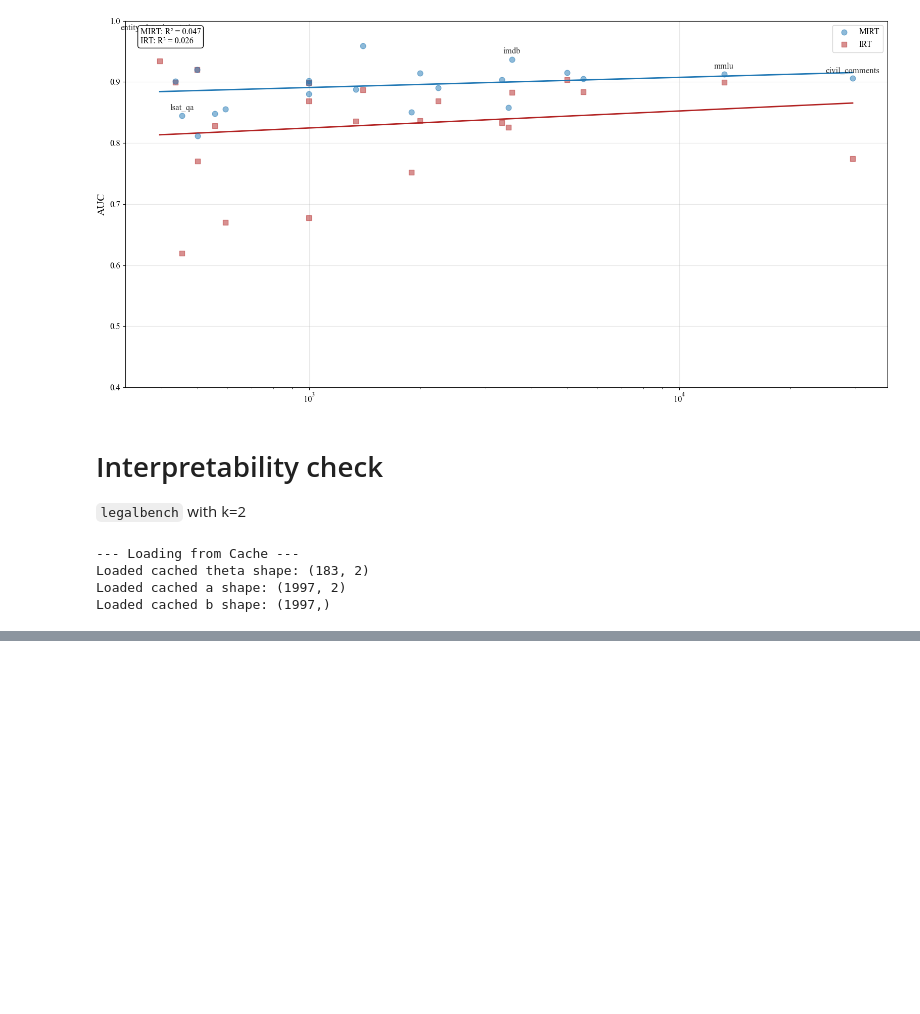
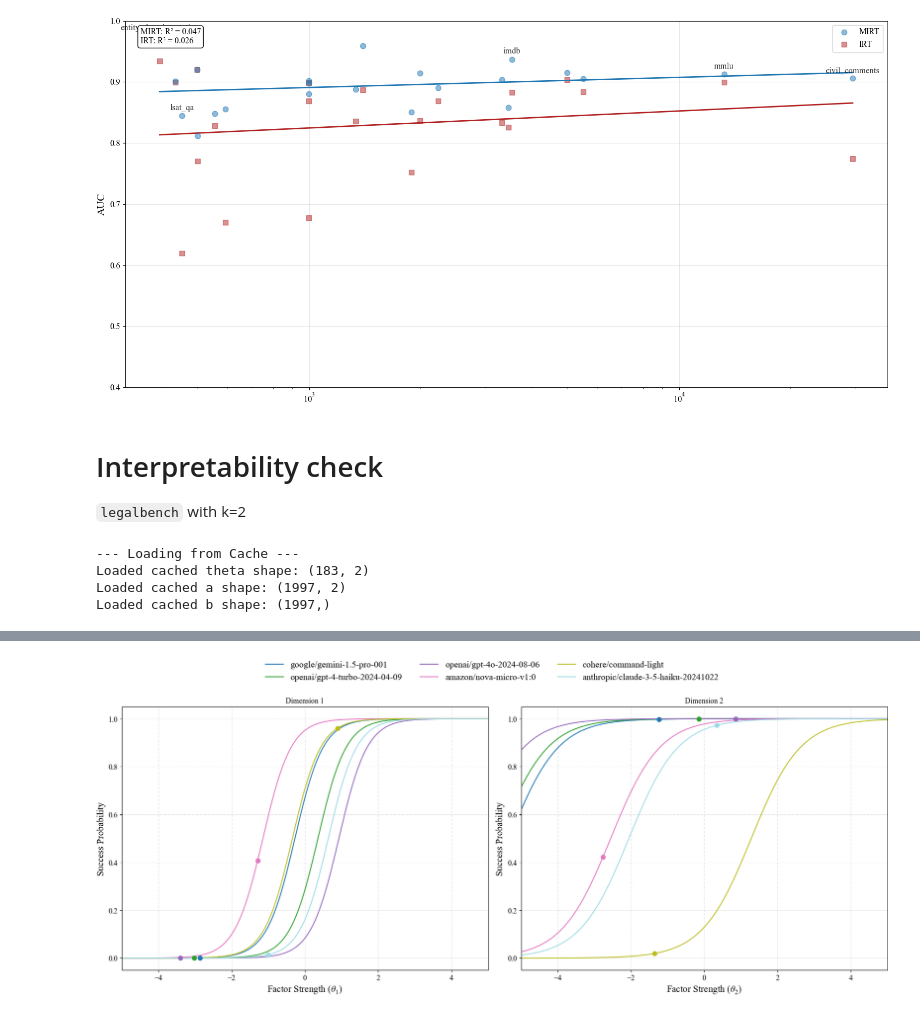
Before and after one commit to ronanhansel/reeval-multi, a Jupyter notebook: mirt-official/calibration.ipynb, the cells around one changed output, grey strips where cells are left out. Drawn from its saved outputs; the diff is of its cells as text; code cells hidden in the pictures; blank space fills up the shorter version.

```diff
--- a/mirt-official/calibration.ipynb
+++ b/mirt-official/calibration.ipynb
@@ -810,0 +689,95 @@ a_df.to_csv('conv_item_loadings_rotated.csv', index=False)
+# %%
+import pandas as pd
+import numpy as np
+import matplotlib.pyplot as plt
+from cycler import cycler
+
+def plot_conditional_iccs_for_models(theta_df, a_df, b_df, labels_to_plot):
+    """
+    Plots Conditional Item Characteristic Curves for a list of models.
+    Each model gets its own curve on an ability (theta) x-axis.
+    """
+    # 1. Find the most representative item for each dimension
+    dim1_item_idx = (a_df.iloc[:, 0] - a_df.iloc[:, 1]).idxmax()
+    dim2_item_idx = (a_df.iloc[:, 1] - a_df.iloc[:, 0]).idxmax()
+
+    a1_params = a_df.loc[dim1_item_idx]
+    b1_param = b_df.loc[dim1_item_idx, 'Difficulty']
+
+    a2_params = a_df.loc[dim2_item_idx]
+    b2_param = b_df.loc[dim2_item_idx, 'Difficulty']
+
+    # 2. Set up the figure with two subplots
+    fig, (ax1, ax2) = plt.subplots(1, 2, figsize=(18, 7))
+
+    # Use a color cycle for the models
+    colors = plt.cm.tab20(np.linspace(0, 1, len(labels_to_plot)))
+    ax1.set_prop_cycle(cycler('color', colors))
+    ax2.set_prop_cycle(cycler('color', colors))
+
+    # --- Plot for Dimension 1 ---
+    theta1_range = np.linspace(-5, 5, 200)
+    for label in labels_to_plot:
+        if label in theta_df.index:
+            theta_model = theta_df.loc[label]
+            theta2_fixed = theta_model.iloc[1]
+
+            prob_curve = 1 / (1 + np.exp(-(a1_params.values[0] * theta1_range + a1_params.values[1] * theta2_fixed - b1_param)))
+            ax1.plot(theta1_range, prob_curve, label=label)
+
+            actual_prob = 1 / (1 + np.exp(-(np.dot(a1_params.values, theta_model.values) - b1_param)))
+            ax1.scatter(theta_model.iloc[0], actual_prob, s=50, zorder=5, color=ax1.get_lines()[-1].get_color())
+
+    ax1.set_title('Dimension 1')
+    ax1.set_xlabel(r'Factor Strength ($\theta_1$)')
+    ax1.set_ylabel('Success Probability')
+    ax1.set_ylim(-0.05, 1.05)
+    ax1.set_xlim(-5, 5)
+    ax1.grid(True, linestyle=':', alpha=0.7)
+
+    # --- Plot for Dimension 2 ---
+    theta2_range = np.linspace(-5, 5, 200)
+    for label in labels_to_plot:
+        if label in theta_df.index:
+            theta_model = theta_df.loc[label]
+            theta1_fixed = theta_model.iloc[0]
+
+            prob_curve = 1 / (1 + np.exp(-(a2_params.values[0] * theta1_fixed + a2_params.values[1] * theta2_range - b2_param)))
+            ax2.plot(theta2_range, prob_curve, label=label)
+
+            actual_prob = 1 / (1 + np.exp(-(np.dot(a2_params.values, theta_model.values) - b2_param)))
+            ax2.scatter(theta_model.iloc[1], actual_prob, s=50, zorder=5, color=ax2.get_lines()[-1].get_color())
+
+    ax2.set_title('Dimension 2')
+    ax2.set_xlabel(r'Factor Strength ($\theta_2$)')
+    ax2.set_ylabel('Success Probability')
+    ax2.set_ylim(-0.05, 1.05)
+    ax2.set_xlim(-5, 5)
+    ax2.grid(True, linestyle=':', alpha=0.7)
+
+    # --- Legend and Layout Adjustment (Updated based on your reference) ---
+    handles, labels = ax1.get_legend_handles_labels()
+
+    fig.legend(handles, labels, loc='lower center', bbox_to_anchor=(0.5, 1.0), ncol=3, fontsize='large', frameon=False)
+
+    # REPLACED: Use tight_layout() to automatically adjust the subplot positions to make room for the legend.
+    plt.tight_layout()
+
+    plt.show()
+# --- Your Calling Code ---
+
+labels_to_plot = [
+    'google/gemini-1.5-pro-001', 'openai/gpt-4-turbo-2024-04-09', 'openai/gpt-4o-2024-08-06',
+    'amazon/nova-micro-v1:0', 'cohere/command-light', 'anthropic/claude-3-5-haiku-20241022',
+]
+
+# Ensure your real DataFrames are 2D and have matching indices
+a_df_2d = a_df.iloc[:, :2]
+theta_df_2d = theta_df.iloc[:, :2]
+a_df_2d.index = conv_questions
+b_df = pd.DataFrame(b, columns=['Difficulty'], index=conv_questions)
+
+# Call the function with your actual MIRT results
+plot_conditional_iccs_for_models(theta_df_2d, a_df_2d, b_df, labels_to_plot)
+# %% [output]
+[figure, added]
```
Also changed, not shown: parts of 33 cells of this notebook, 2 other files.
